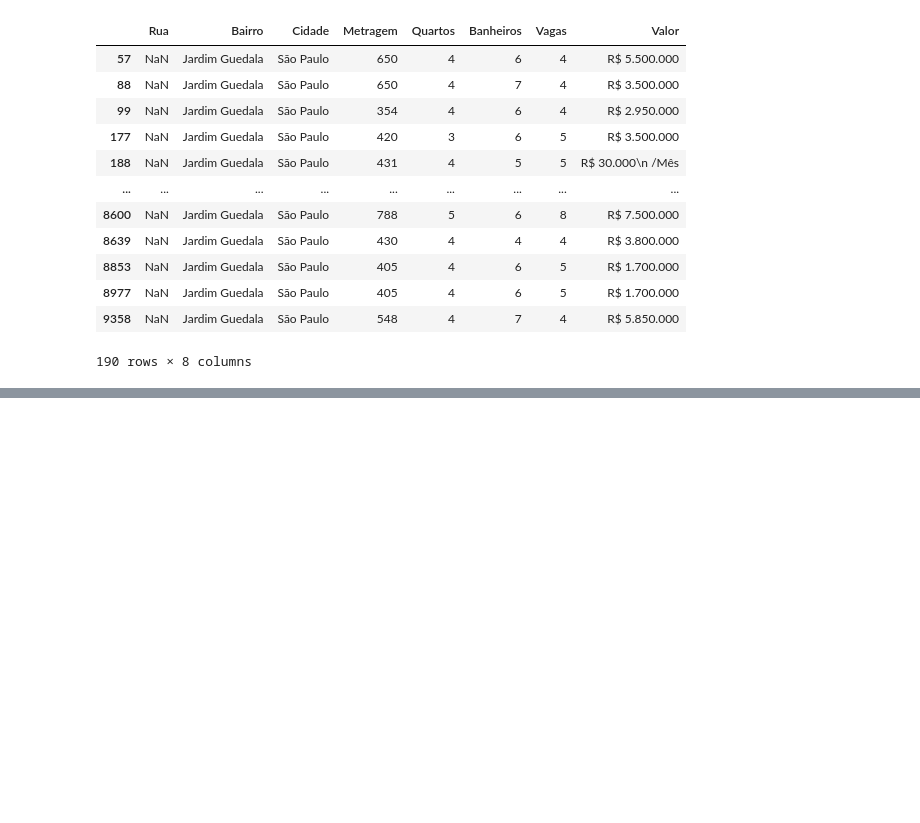
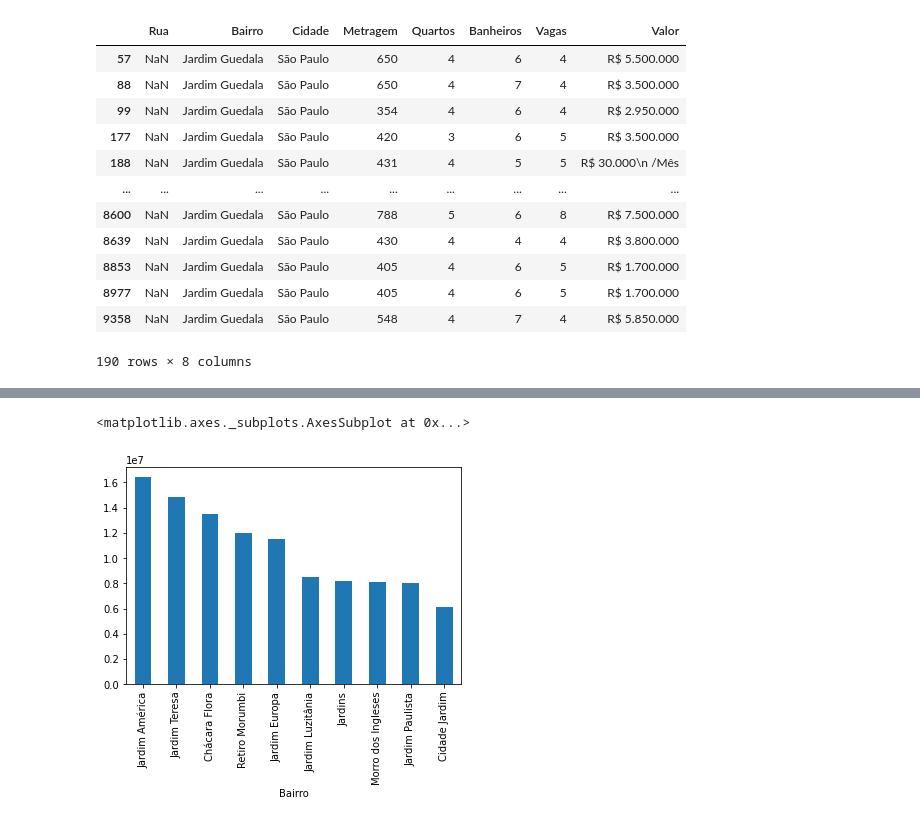
Before and after one commit to ThorugoBR/Alura_Bootcamp_Dados, a Jupyter notebook: Imersão_Dados4_Pesquisa_de_imoveis_SP.ipynb, the cells around one changed output, grey strips where cells are left out. Saved outputs shown, nothing was run; the diff lists cells and outputs as text; code cells hidden in the pictures; blank space fills up the shorter version.

```diff
--- a/Imersão_Dados4_Pesquisa_de_imoveis_SP.ipynb
+++ b/Imersão_Dados4_Pesquisa_de_imoveis_SP.ipynb
@@ -264,0 +300,2 @@ df_teste[df_teste['Rua'].isna()]
+# %%
+df[['Moeda','Preço','Tipo_Anuncio']]=df['Valor'].str.split(expand=True)
@@ -264,0 +334,2 @@ df_teste[df_teste['Rua'].isna()]
+# %%
+sell_df =df[df['Tipo_Anuncio'].isnull()]
@@ -264,0 +388,2 @@ df_teste[df_teste['Rua'].isna()]
+# %%
+sell_df['Preço']=sell_df['Preço'].str.replace(".","").astype(float)
@@ -264,0 +433,3 @@ df_teste[df_teste['Rua'].isna()]
+# %%
+media_preço_agrupado=sell_df.groupby(['Bairro']).mean()['Preço'].sort_values(ascending=False)
+media_preço_agrupado
@@ -264,0 +450,5 @@ df_teste[df_teste['Rua'].isna()]
+# %%
+media_preço_agrupado.head(10).plot.bar()
+# %% [output]
+<matplotlib.axes._subplots.AxesSubplot at 0x...>
+[figure, added]
```
Also changed, not shown: parts of 22 cells of this notebook.
